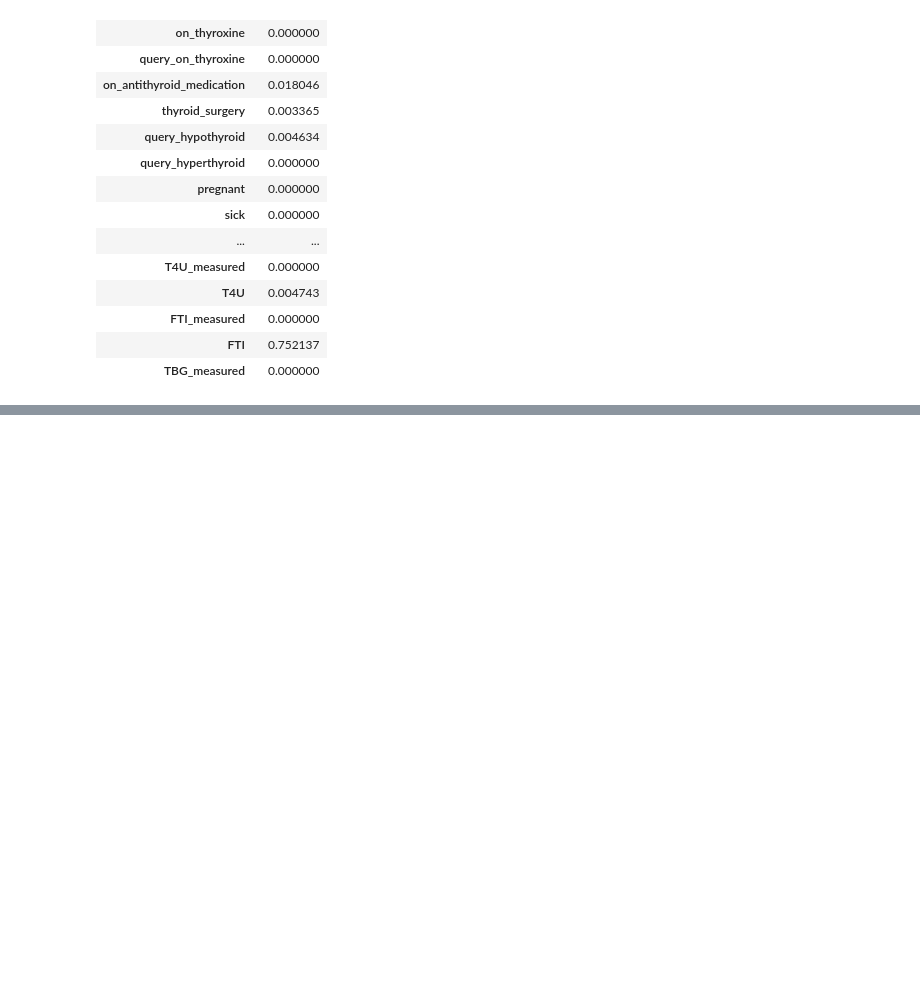
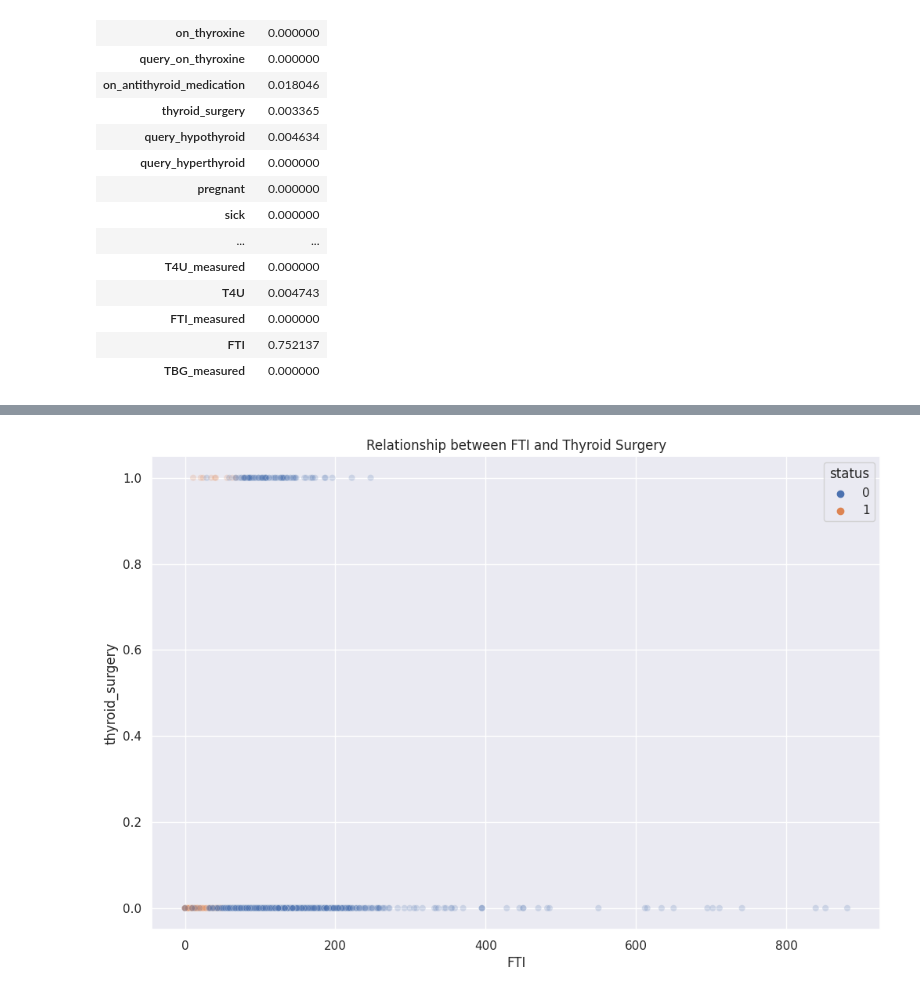
Before and after one commit to Obreintelly/Nairobi_Hospital_Hypothyroid_Model, a Jupyter notebook: Nairobi_Hospital_Hypothyroidism_Prediction_Model.ipynb, the cells around one changed output, grey strips where cells are left out. Cells and saved outputs as stored; diff of their text form; code cells hidden in the pictures; blank space fills up the shorter version.

```diff
--- a/Nairobi_Hospital_Hypothyroidism_Prediction_Model.ipynb
+++ b/Nairobi_Hospital_Hypothyroidism_Prediction_Model.ipynb
@@ -1303,0 +1323,13 @@ plt.title('Plot of the Most Important Features');
+# %%
+#Feature engineering to
+df.replace({"hypothyroid":1,"negative":0, }, inplace=True)
+# %%
+#Create a new dataset with our the most important features
+new_df= df[['status','TSH', 'FTI', 'age', 'query_hypothyroid', 'T3', 'thyroid_surgery', 'on_antithyroid_medication']]
+# %%
+#Visualizing Our new dataset
+plt.figure(figsize=(12,8), dpi=100)
+sns.scatterplot(x='FTI', y='thyroid_surgery', hue='status', alpha=0.2, data=new_df)
+plt.title('Relationship between FTI and Thyroid Surgery');
+# %% [output]
+[figure, added]
```
Also changed, not shown: parts of 50 cells of this notebook.
